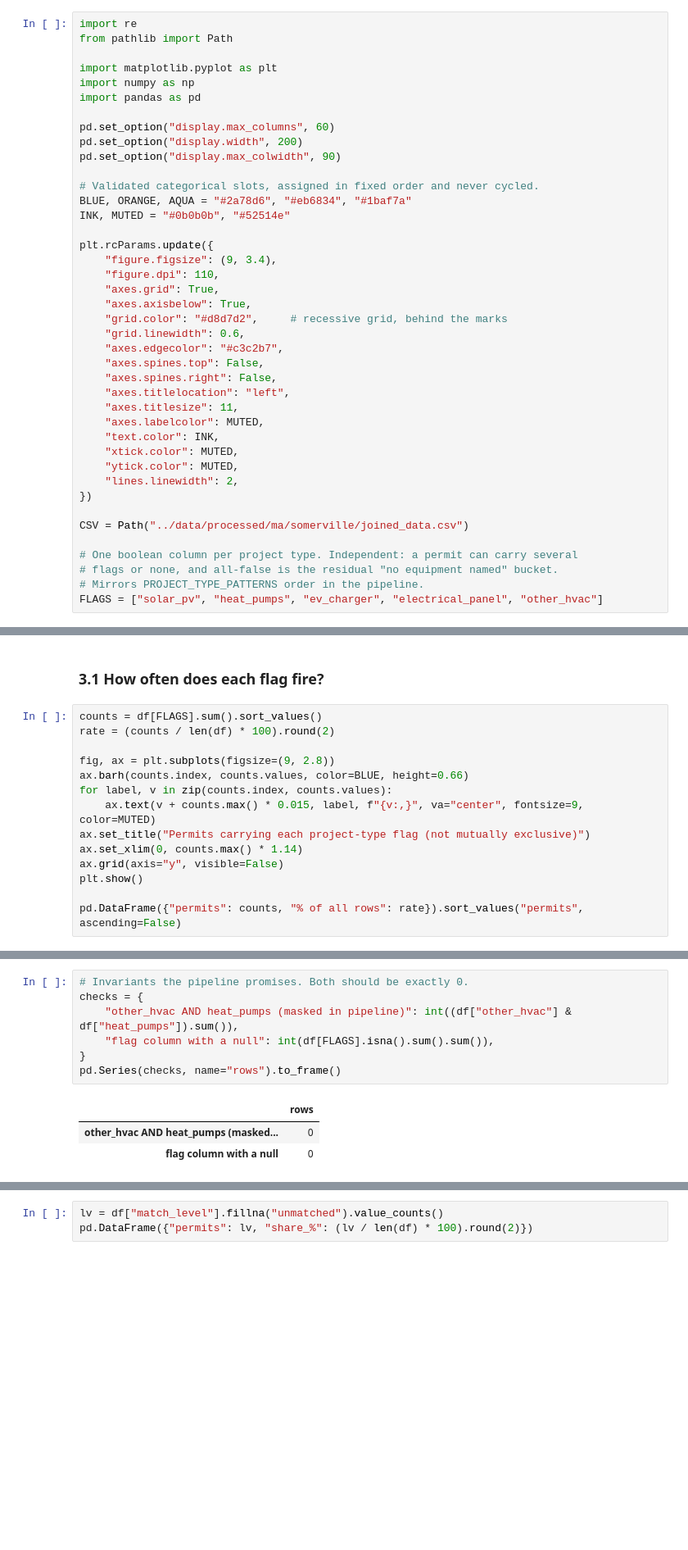
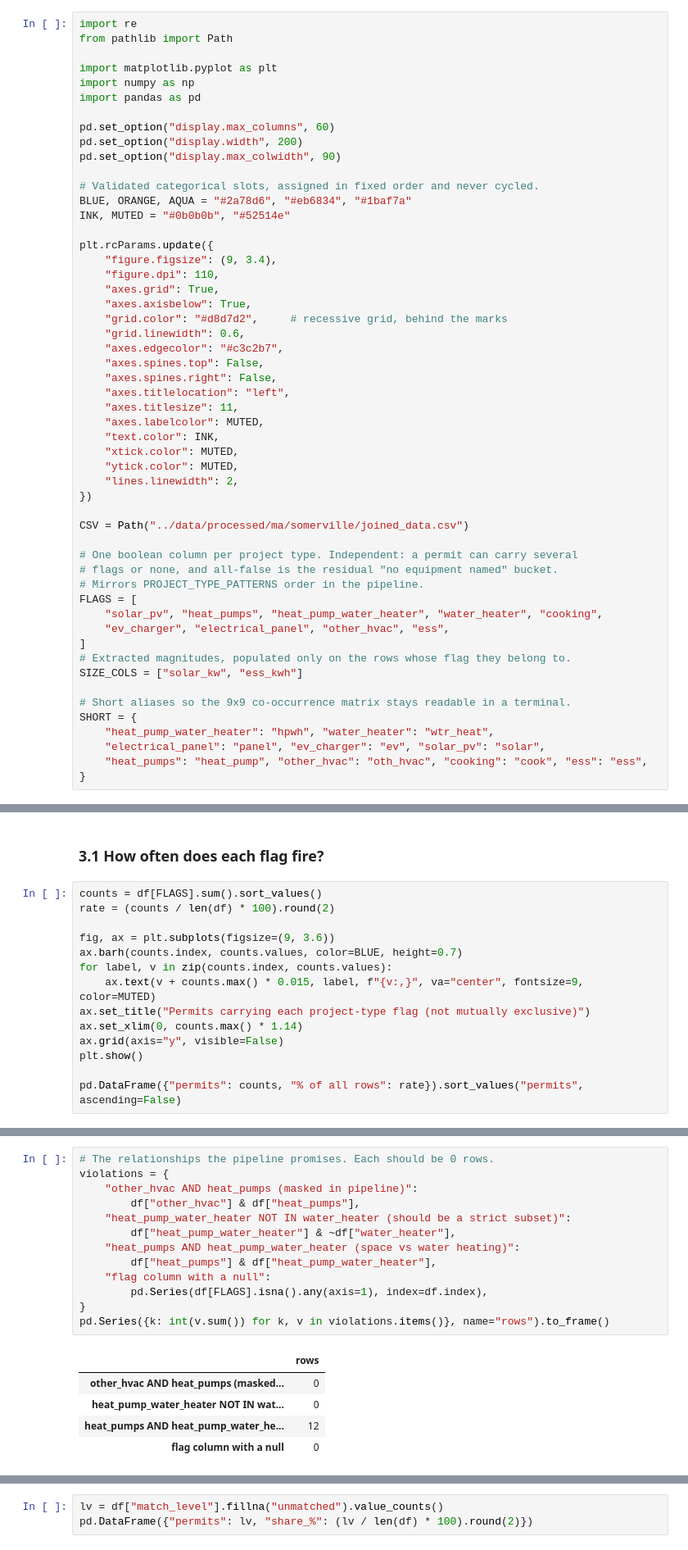
Before and after one commit to dawsonc/permit-the-frog, a Jupyter notebook: notebooks/02_somerville_processed_summary.ipynb, the cells around one changed output, grey strips where cells are left out. Shown at 82% size. Saved outputs shown, nothing was run; the diff lists cells and outputs as text; blank space fills up the shorter version.

```diff
--- a/notebooks/02_somerville_processed_summary.ipynb
+++ b/notebooks/02_somerville_processed_summary.ipynb
@@ -57,7 +57,19 @@ CSV = Path("../data/processed/ma/somerville/joined_data.csv")
 # One boolean column per project type. Independent: a permit can carry several
 # flags or none, and all-false is the residual "no equipment named" bucket.
 # Mirrors PROJECT_TYPE_PATTERNS order in the pipeline.
-FLAGS = ["solar_pv", "heat_pumps", "ev_charger", "electrical_panel", "other_hvac"]
+FLAGS = [
+    "solar_pv", "heat_pumps", "heat_pump_water_heater", "water_heater", "cooking",
+    "ev_charger", "electrical_panel", "other_hvac", "ess",
+]
+# Extracted magnitudes, populated only on the rows whose flag they belong to.
+SIZE_COLS = ["solar_kw", "ess_kwh"]
+
+# Short aliases so the 9x9 co-occurrence matrix stays readable in a terminal.
+SHORT = {
+    "heat_pump_water_heater": "hpwh", "water_heater": "wtr_heat",
+    "electrical_panel": "panel", "ev_charger": "ev", "solar_pv": "solar",
+    "heat_pumps": "heat_pump", "other_hvac": "oth_hvac", "cooking": "cook", "ess": "ess",
+}
 # %%
 df = pd.read_csv(CSV, low_memory=False)
 df["application_date"] = pd.to_datetime(df["application_date"], errors="coerce")
@@ -261,8 +357,8 @@ mini-split *is* a condenser and an air handler and would otherwise fire both.
 counts = df[FLAGS].sum().sort_values()
 rate = (counts / len(df) * 100).round(2)
 
-fig, ax = plt.subplots(figsize=(9, 2.8))
-ax.barh(counts.index, counts.values, color=BLUE, height=0.66)
+fig, ax = plt.subplots(figsize=(9, 3.6))
+ax.barh(counts.index, counts.values, color=BLUE, height=0.7)
 for label, v in zip(counts.index, counts.values):
     ax.text(v + counts.max() * 0.015, label, f"{v:,}", va="center", fontsize=9, color=MUTED)
 ax.set_title("Permits carrying each project-type flag (not mutually exclusive)")
@@ -340,11 +441,19 @@ other_hvac             0.0         0.0         0.1               2.7          --
 # %%
-# Invariants the pipeline promises. Both should be exactly 0.
-checks = {
-    "other_hvac AND heat_pumps (masked in pipeline)": int((df["other_hvac"] & df["heat_pumps"]).sum()),
-    "flag column with a null": int(df[FLAGS].isna().sum().sum()),
+# The relationships the pipeline promises. Each should be 0 rows.
+violations = {
+    "other_hvac AND heat_pumps (masked in pipeline)":
+        df["other_hvac"] & df["heat_pumps"],
+    "heat_pump_water_heater NOT IN water_heater (should be a strict subset)":
+        df["heat_pump_water_heater"] & ~df["water_heater"],
+    "heat_pumps AND heat_pump_water_heater (space vs water heating)":
+        df["heat_pumps"] & df["heat_pump_water_heater"],
+    "flag column with a null":
+        pd.Series(df[FLAGS].isna().any(axis=1), index=df.index),
 }
-pd.Series(checks, name="rows").to_frame()
+pd.Series({k: int(v.sum()) for k, v in violations.items()}, name="rows").to_frame()
 # %% [output]
 |  | rows |
 | other_hvac AND heat_pumps (masked... | 0 |
+| heat_pump_water_heater NOT IN wat... | 0 |
+| heat_pumps AND heat_pump_water_he... | 12 |
 | flag column with a null | 0 |
```
Also changed, not shown: parts of 46 cells of this notebook, 5 other files.
